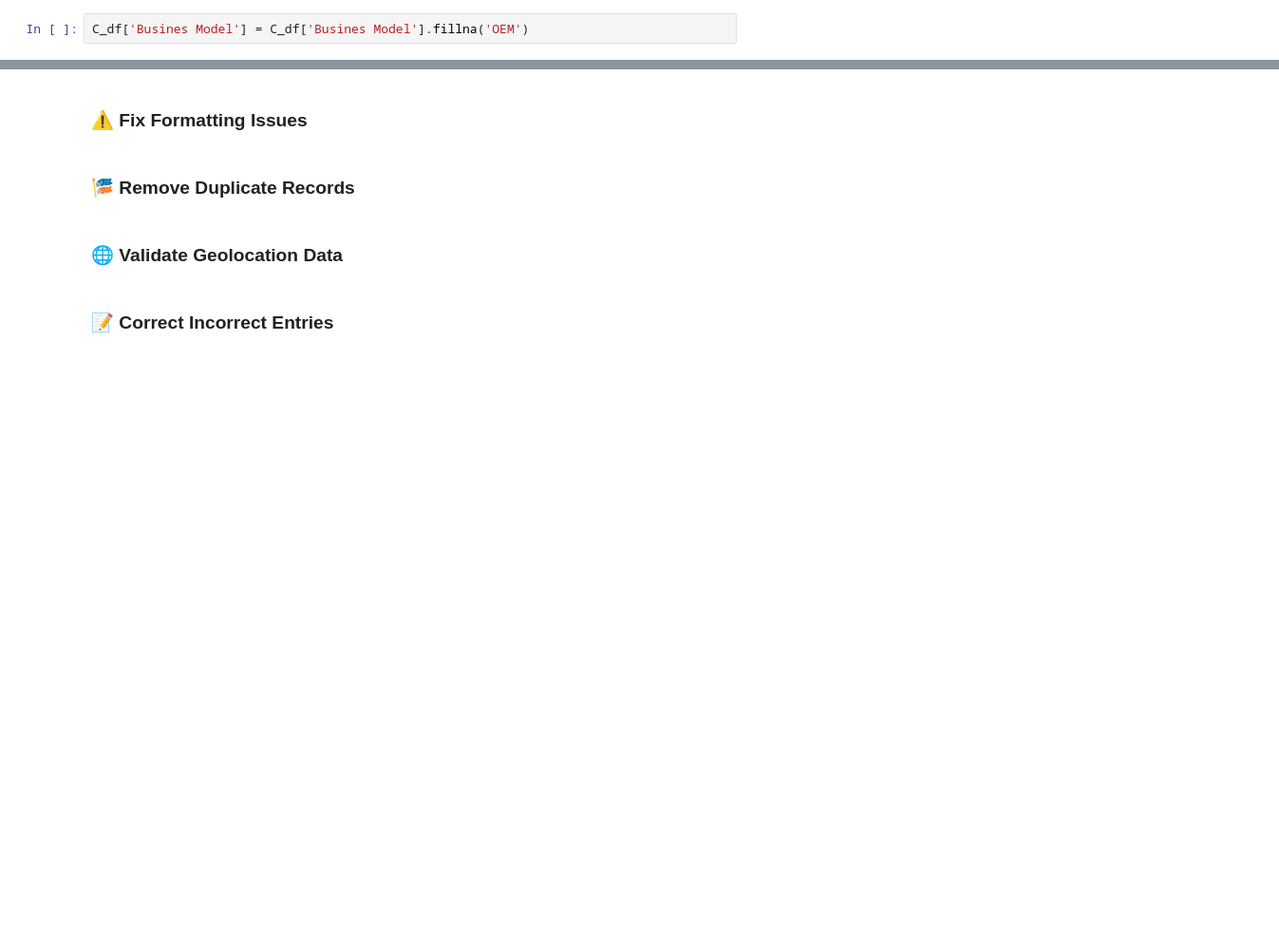
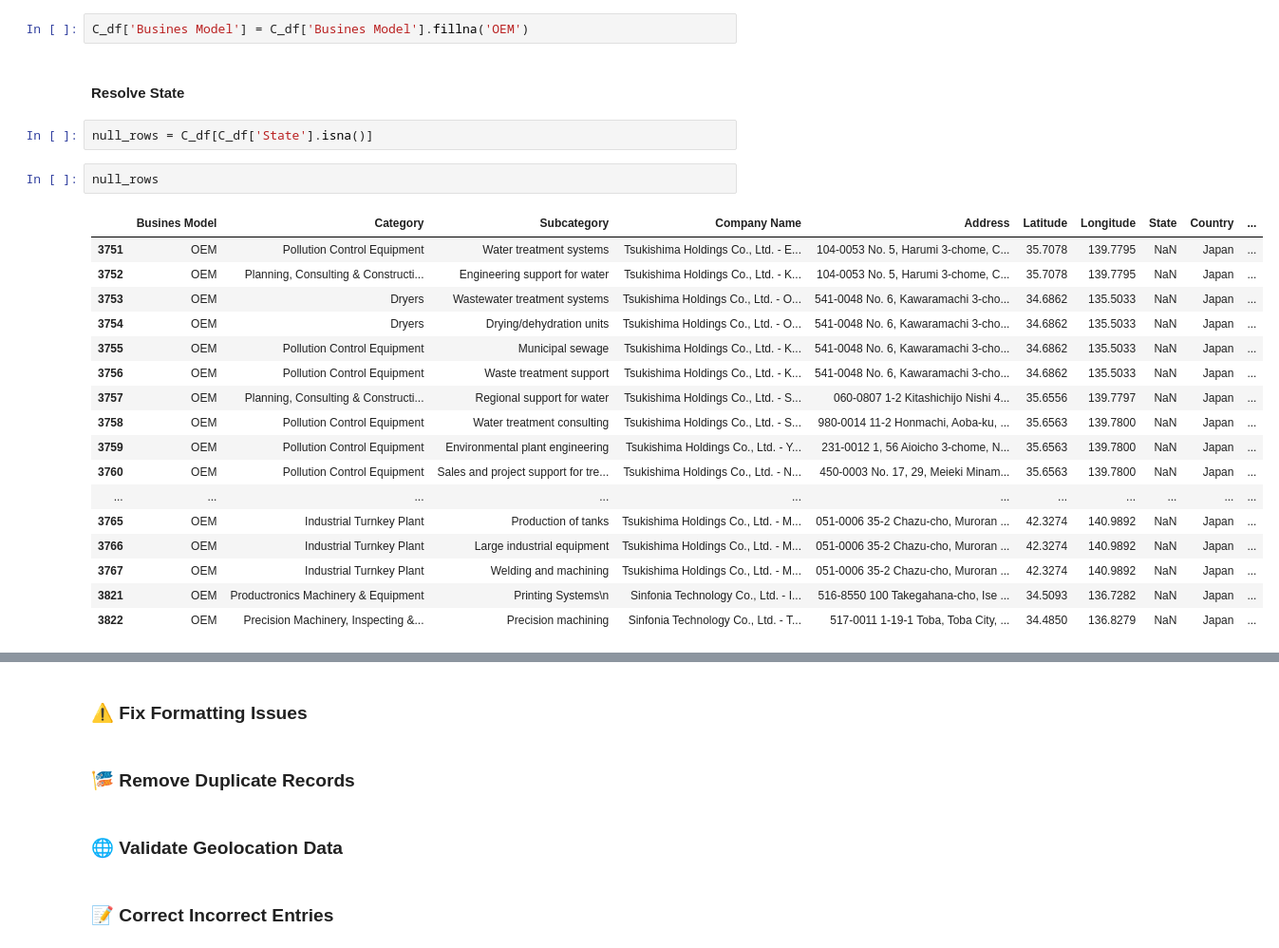
Before and after one commit to mitano-17/Nidec-Drives-Data-Cleaning, a Jupyter notebook: Dataset_C_3042-3879_Cleaner.ipynb, the cells around one changed output, grey strips where cells are left out. Shown at 95% size. Drawn from its saved outputs; the diff is of its cells as text; blank space fills up the shorter version.

```diff
--- a/Dataset_C_3042-3879_Cleaner.ipynb
+++ b/Dataset_C_3042-3879_Cleaner.ipynb
@@ -134,2 +138,26 @@ null_rows
 # %%
 C_df['Busines Model'] = C_df['Busines Model'].fillna('OEM')
+# %% [markdown]
+<h4>Resolve State</h4>
+# %%
+null_rows = C_df[C_df['State'].isna()]
+# %%
+null_rows
+# %% [output]
+|  | Busines Model | Category | Subcategory | Company Name | Address | Latitude | Longitude | State | Country | ... |
+| 3751 | OEM | Pollution Control Equipment | Water treatment systems | Tsukishima Holdings Co., Ltd. - E... | 104-0053 No. 5, Harumi 3-chome, C... | 35.7078 | 139.7795 | NaN | Japan | ... |
+| 3752 | OEM | Planning, Consulting & Constructi... | Engineering support for water | Tsukishima Holdings Co., Ltd. - K... | 104-0053 No. 5, Harumi 3-chome, C... | 35.7078 | 139.7795 | NaN | Japan | ... |
+| 3753 | OEM | Dryers | Wastewater treatment systems | Tsukishima Holdings Co., Ltd. - O... | 541-0048 No. 6, Kawaramachi 3-cho... | 34.6862 | 135.5033 | NaN | Japan | ... |
+| 3754 | OEM | Dryers | Drying/dehydration units | Tsukishima Holdings Co., Ltd. - O... | 541-0048 No. 6, Kawaramachi 3-cho... | 34.6862 | 135.5033 | NaN | Japan | ... |
+| 3755 | OEM | Pollution Control Equipment | Municipal sewage | Tsukishima Holdings Co., Ltd. - K... | 541-0048 No. 6, Kawaramachi 3-cho... | 34.6862 | 135.5033 | NaN | Japan | ... |
+| 3756 | OEM | Pollution Control Equipment | Waste treatment support | Tsukishima Holdings Co., Ltd. - K... | 541-0048 No. 6, Kawaramachi 3-cho... | 34.6862 | 135.5033 | NaN | Japan | ... |
+| 3757 | OEM | Planning, Consulting & Constructi... | Regional support for water | Tsukishima Holdings Co., Ltd. - S... | 060-0807 1-2 Kitashichijo Nishi 4... | 35.6556 | 139.7797 | NaN | Japan | ... |
+| 3758 | OEM | Pollution Control Equipment | Water treatment consulting | Tsukishima Holdings Co., Ltd. - S... | 980-0014 11-2 Honmachi, Aoba-ku, ... | 35.6563 | 139.7800 | NaN | Japan | ... |
+| 3759 | OEM | Pollution Control Equipment | Environmental plant engineering | Tsukishima Holdings Co., Ltd. - Y... | 231-0012 1, 56 Aioicho 3-chome, N... | 35.6563 | 139.7800 | NaN | Japan | ... |
+| 3760 | OEM | Pollution Control Equipment | Sales and project support for tre... | Tsukishima Holdings Co., Ltd. - N... | 450-0003 No. 17, 29, Meieki Minam... | 35.6563 | 139.7800 | NaN | Japan | ... |
+| ... | ... | ... | ... | ... | ... | ... | ... | ... | ... | ... |
+| 3765 | OEM | Industrial Turnkey Plant | Production of tanks | Tsukishima Holdings Co., Ltd. - M... | 051-0006 35-2 Chazu-cho, Muroran ... | 42.3274 | 140.9892 | NaN | Japan | ... |
+| 3766 | OEM | Industrial Turnkey Plant | Large industrial equipment | Tsukishima Holdings Co., Ltd. - M... | 051-0006 35-2 Chazu-cho, Muroran ... | 42.3274 | 140.9892 | NaN | Japan | ... |
+| 3767 | OEM | Industrial Turnkey Plant | Welding and machining | Tsukishima Holdings Co., Ltd. - M... | 051-0006 35-2 Chazu-cho, Muroran ... | 42.3274 | 140.9892 | NaN | Japan | ... |
+| 3821 | OEM | Productronics Machinery & Equipment | Printing Systems\n | Sinfonia Technology Co., Ltd. - I... | 516-8550 100 Takegahana-cho, Ise ... | 34.5093 | 136.7282 | NaN | Japan | ... |
+| 3822 | OEM | Precision Machinery, Inspecting &... | Precision machining | Sinfonia Technology Co., Ltd. - T... | 517-0011 1-19-1 Toba, Toba City, ... | 34.4850 | 136.8279 | NaN | Japan | ... |
```
Also changed, not shown: parts of 10 cells of this notebook.
